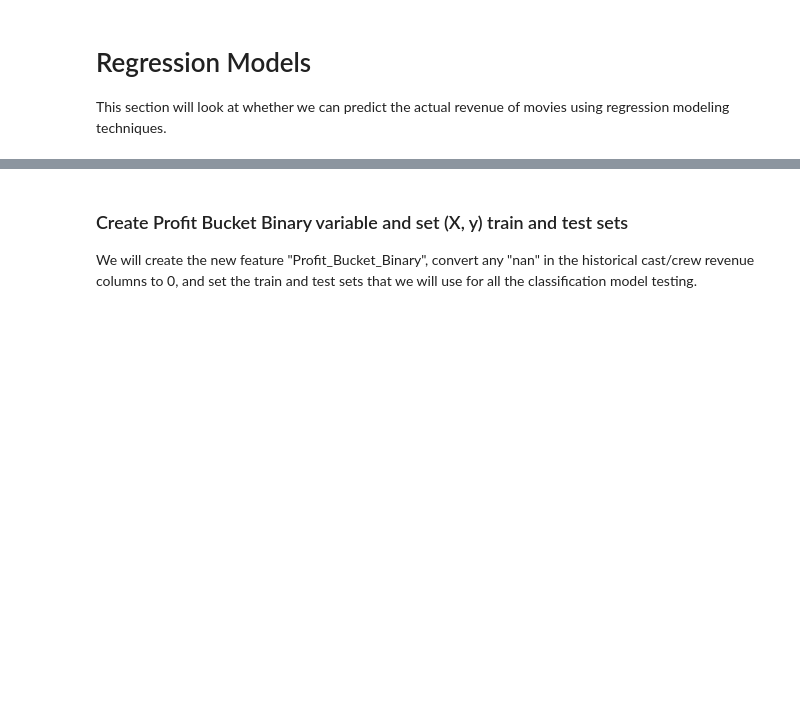
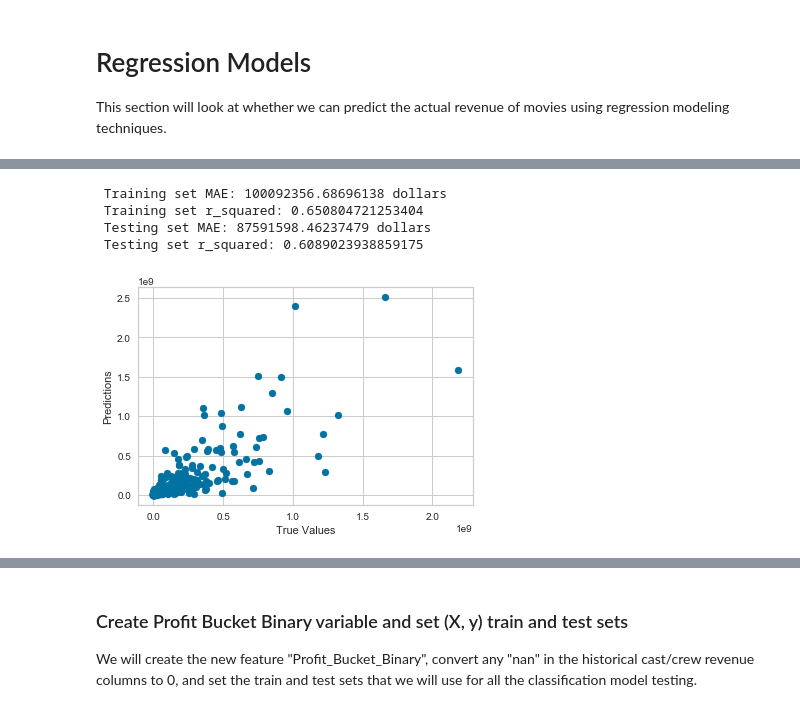
Before and after one commit to fagan2888/Box-Office, a Jupyter notebook: codes/Data_modeling_notebook/modelMoviesData.ipynb, the cells around one changed output, grey strips where cells are left out. Cells and saved outputs as stored; diff of their text form; code cells hidden in the pictures; blank space fills up the shorter version.

```diff
--- a/codes/Data_modeling_notebook/modelMoviesData.ipynb
+++ b/codes/Data_modeling_notebook/modelMoviesData.ipynb
@@ -139,0 +149,12 @@ plt.plot(test['Revenue_Real'])
+# %%
+X_restricted = test[['constant', "Budget_Real_Log", 'Fall',
+'Rating_RT', 'Rating_IMDB', 'isCollection','Length',
+'Genre_Drama', 'Genre_Thriller_Horror',
+ 'Genre_Romance',  'Genre_Other',
+'Rated_G_PG', 'Rated_PG-13', 'Rated_Other',
+'Comp_Disney','Comp_DreamWorks', 'Comp_Fox', 'Comp_Lionsgate',
+ 'Comp_MGM', 'Comp_Miramax', 'Comp_Paramount', 'Comp_Sony',
+ 'Comp_Universal', 'Comp_WarnerBros',
+'Revenue_Actor_Real_Log','Revenue_Director_Real_Log', 'Revenue_Writer_Real_Log'
+]]
+y = test["Revenue_Real_Log"]
@@ -139,0 +191,19 @@ plt.plot(test['Revenue_Real'])
+# %%
+lm = LinearRegression()
+lm.fit(X_train, y_train)
+
+print(" Training set MAE:", mean_absolute_error(np.exp(y_train), np.exp(lm.predict(X_train))), "dollars", '\n',
+      "Training set r_squared:", r2_score(y_train, lm.predict(X_train)), '\n',
+      "Testing set MAE:", mean_absolute_error(np.exp(y_test), np.exp(lm.predict(X_test))), "dollars", '\n',
+      "Testing set r_squared:", r2_score(y_test, lm.predict(X_test)), '\n',)
+
+plt.scatter(np.exp(y_test), np.exp(lm.predict(X_test)))
+plt.xlabel('True Values')
+plt.ylabel('Predictions')
+plt.show()
+# %% [output]
+ Training set MAE: 100092356.68696138 dollars
+ Training set r_squared: 0.650804721253404
+ Testing set MAE: 87591598.46237479 dollars
+ Testing set r_squared: 0.6089023938859175
+[figure, added]
```
Also changed, not shown: parts of 91 cells of this notebook, 1 other file.
